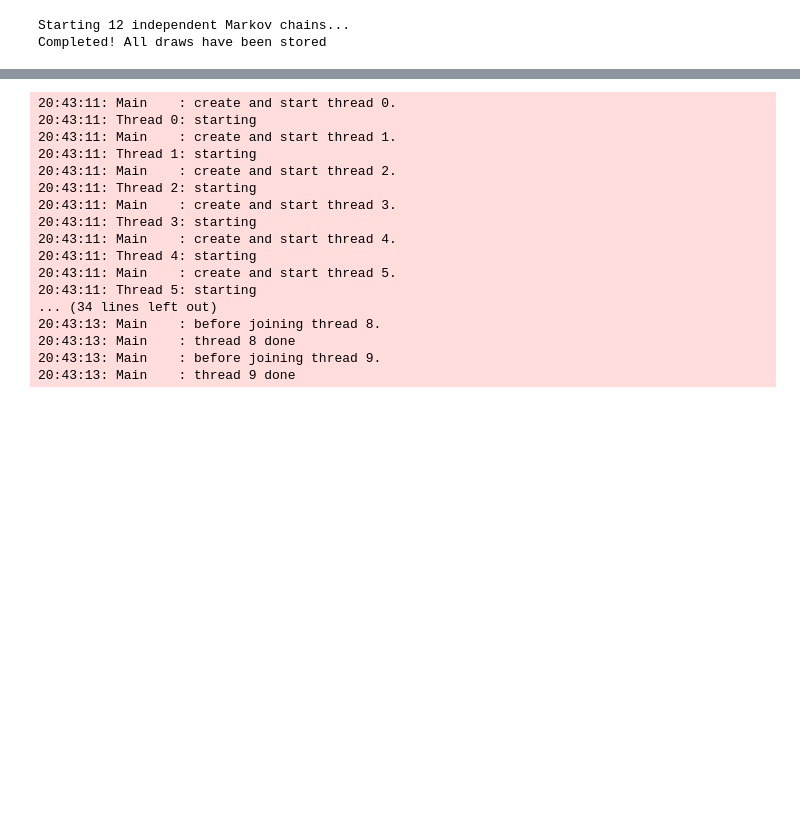
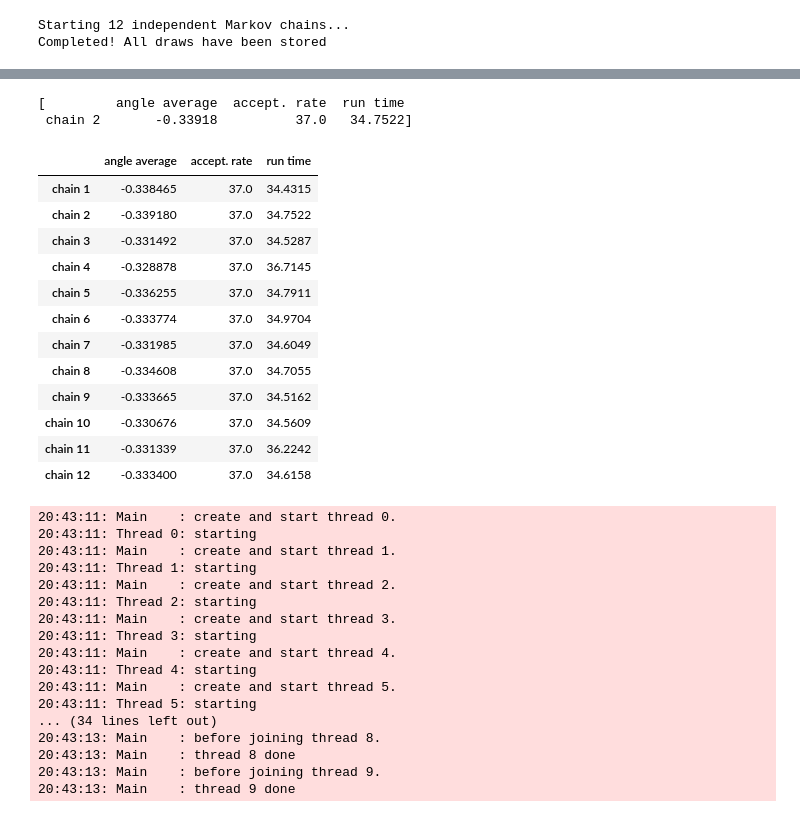
Before and after one commit to PietropaoloFrisoni/MCMC_16_cells_spinfoam, a Jupyter notebook: Python_interface.ipynb, the cells around one changed output, grey strips where cells are left out. Drawn from its saved outputs; the diff is of its cells as text; code cells hidden in the pictures; blank space fills up the shorter version.

```diff
--- a/Python_interface.ipynb
+++ b/Python_interface.ipynb
@@ -132,0 +217,5 @@ for t in threads:
+# %%
+import pandas as pd
+
+df1 = pd.read_csv("./data_folder/angles_operator/j_1/tmp/N_1000000__sigma_0.35__burnin_10_chain_1.csv", index_col=0,  low_memory=False)
+df2 = pd.read_csv("./data_folder/angles_operator/j_1/tmp/N_1000000__sigma_0.35__burnin_10_chain_2.csv", index_col=0,  low_memory=False)
@@ -132,0 +227,6 @@ for t in threads:
+# %%
+dataframe_collection = []
+
+for chain_id in range(1, 13):
+    df = pd.read_csv(f"./data_folder/angles_operator/j_1/tmp/N_1000000__sigma_0.35__burnin_10_chain_{chain_id}.csv", index_col=0)
+    dataframe_collection.append(df)
@@ -133,3 +253,26 @@ for t in threads:
+# %%
+dataframe_collection.append(df2)
+# %%
+dataframe_collection
+# %% [output]
+[         angle average  accept. rate  run time
+ chain 2       -0.33918          37.0   34.7522]
+# %%
+pd.concat(dataframe_collection, ignore_index=False)
+# %% [output]
+|  | angle average | accept. rate | run time |
+| chain 1 | -0.338465 | 37.0 | 34.4315 |
+| chain 2 | -0.339180 | 37.0 | 34.7522 |
+| chain 3 | -0.331492 | 37.0 | 34.5287 |
+| chain 4 | -0.328878 | 37.0 | 36.7145 |
+| chain 5 | -0.336255 | 37.0 | 34.7911 |
+| chain 6 | -0.333774 | 37.0 | 34.9704 |
+| chain 7 | -0.331985 | 37.0 | 34.6049 |
+| chain 8 | -0.334608 | 37.0 | 34.7055 |
+| chain 9 | -0.333665 | 37.0 | 34.5162 |
+| chain 10 | -0.330676 | 37.0 | 34.5609 |
+| chain 11 | -0.331339 | 37.0 | 36.2242 |
+| chain 12 | -0.333400 | 37.0 | 34.6158 |
 # %%
 # create and start 10 threads
 threads = []
```
Also changed, not shown: parts of 28 cells of this notebook, 8 other files.
